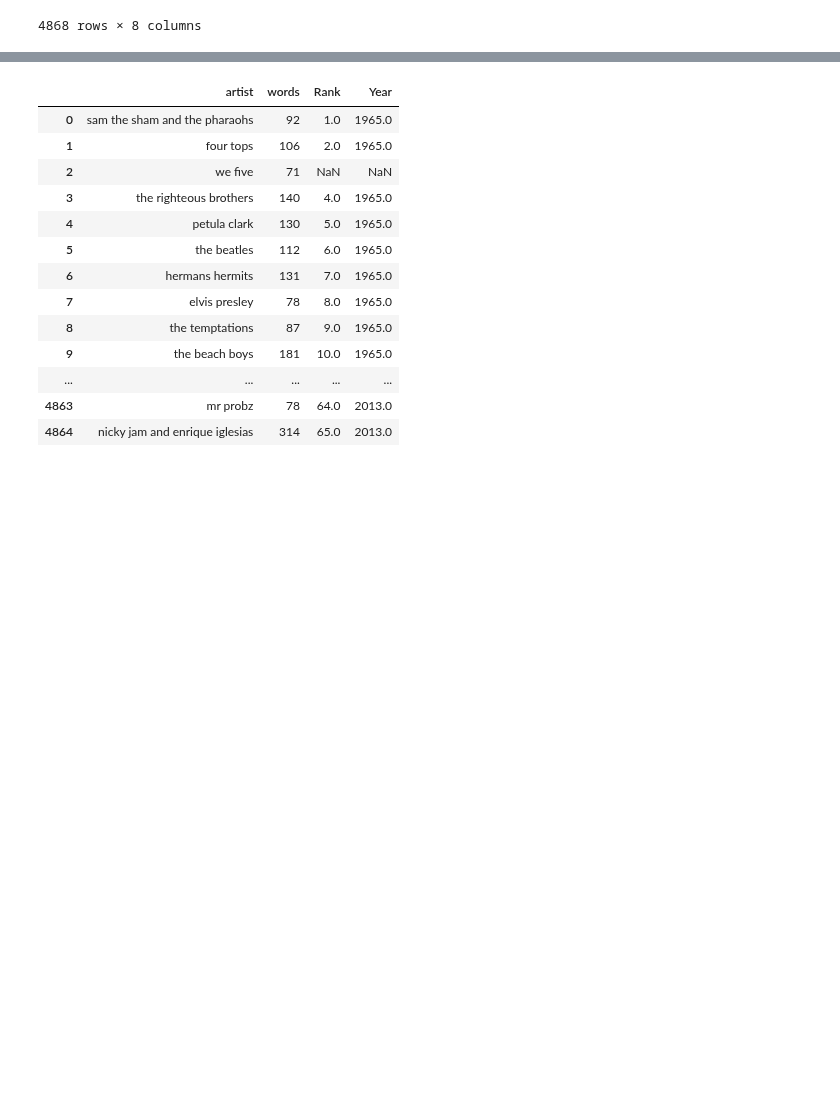
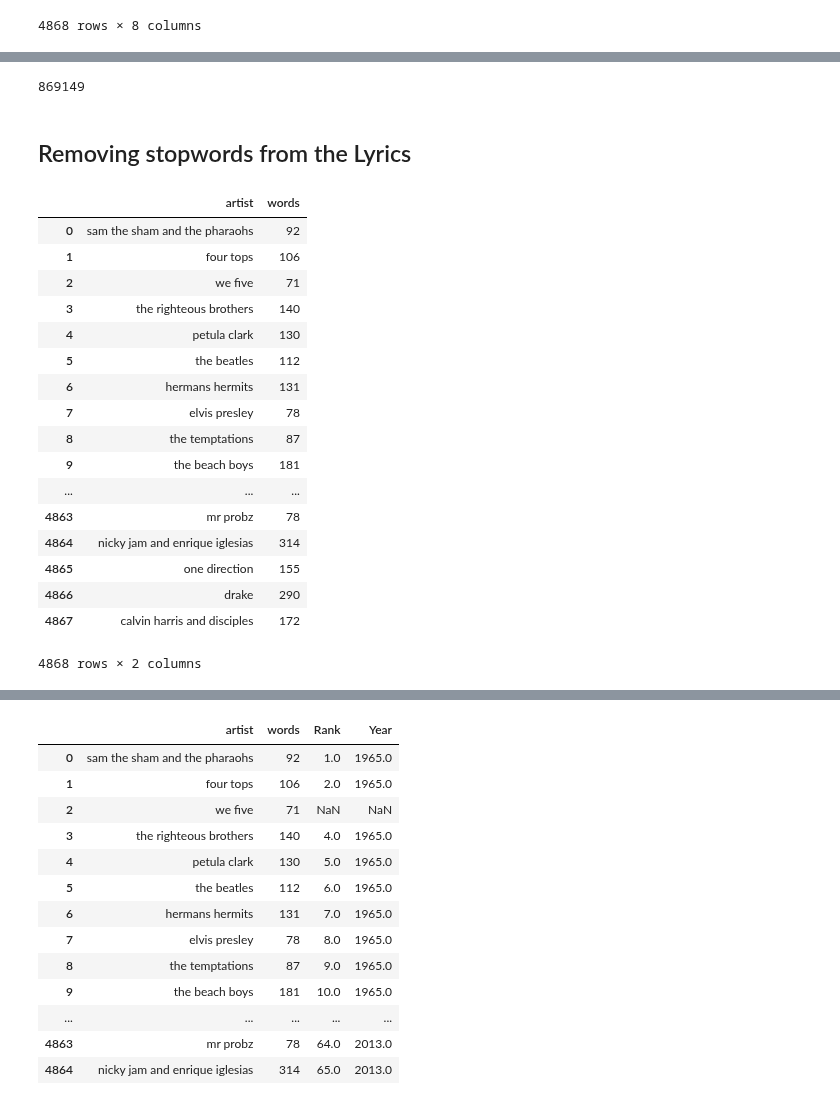
Before and after one commit to geetpahilajani/Sentimental-Analysis-Topic-Modelling, a Jupyter notebook: Music Analysis.ipynb, the cells around one changed output, grey strips where cells are left out. Saved outputs shown, nothing was run; the diff lists cells and outputs as text; code cells hidden in the pictures; blank space fills up the shorter version.

```diff
--- a/Music Analysis.ipynb
+++ b/Music Analysis.ipynb
@@ -120,3 +119,9 @@ for artist in Pd_song_read.Artist:
+# %%
+num_words
+# %% [output]
+869149
+# %% [markdown]
+## Removing stopwords from the Lyrics
 # %%
 import pandas as pd
 import matplotlib.pyplot as plt
@@ -140,0 +144,21 @@ for artist in Pd_song_read.Artist:
+# %%
+df
+# %% [output]
+|  | artist | words |
+| 0 | sam the sham and the pharaohs | 92 |
+| 1 | four tops | 106 |
+| 2 | we five | 71 |
+| 3 | the righteous brothers | 140 |
+| 4 | petula clark | 130 |
+| 5 | the beatles | 112 |
+| 6 | hermans hermits | 131 |
+| 7 | elvis presley | 78 |
+| 8 | the temptations | 87 |
+| 9 | the beach boys | 181 |
+| ... | ... | ... |
+| 4863 | mr probz | 78 |
+| 4864 | nicky jam and enrique iglesias | 314 |
+| 4865 | one direction | 155 |
+| 4866 | drake | 290 |
+| 4867 | calvin harris and disciples | 172 |
+4868 rows × 2 columns
```
Also changed, not shown: parts of 31 cells of this notebook, 1 other file.
